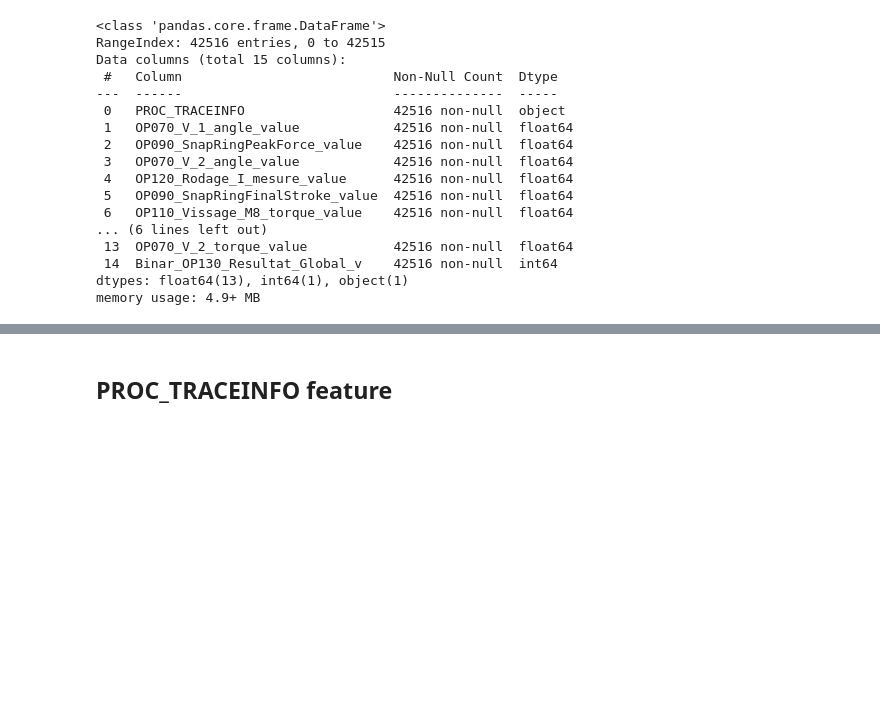
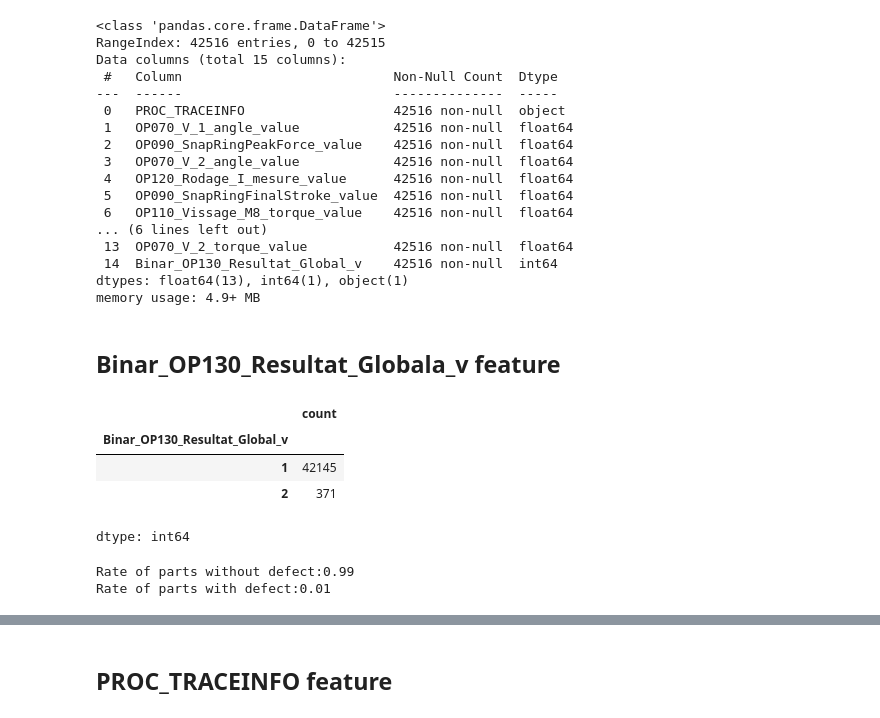
Before and after one commit to dim2s/SAFI, a Jupyter notebook: M06_VALEO_mini_project.ipynb, the cells around one changed output, grey strips where cells are left out. Saved outputs shown, nothing was run; the diff lists cells and outputs as text; code cells hidden in the pictures; blank space fills up the shorter version.

```diff
--- a/M06_VALEO_mini_project.ipynb
+++ b/M06_VALEO_mini_project.ipynb
@@ -138,3 +138,19 @@ Data columns (total 15 columns):
  14  Binar_OP130_Resultat_Global_v    42516 non-null  int64
 dtypes: float64(13), int64(1), object(1)
 memory usage: 4.9+ MB
+# %% [markdown]
+## Binar_OP130_Resultat_Globala_v feature
+# %%
+sandbox_data['Binar_OP130_Resultat_Global_v'].value_counts()
+# %% [output]
+|  | count |
+| Binar_OP130_Resultat_Global_v |  |
+| 1 | 42145 |
+| 2 | 371 |
+dtype: int64
+# %%
+print('Rate of parts without defect:{:.2f}'.format(percentage(sandbox_data, 'Binar_OP130_Resultat_Global_v', 1)))
+print('Rate of parts with defect:{:.2f}'.format(percentage(sandbox_data, 'Binar_OP130_Resultat_Global_v', 2)))
+# %% [output]
+Rate of parts without defect:0.99
+Rate of parts with defect:0.01
```
Also changed, not shown: parts of 21 cells of this notebook.
